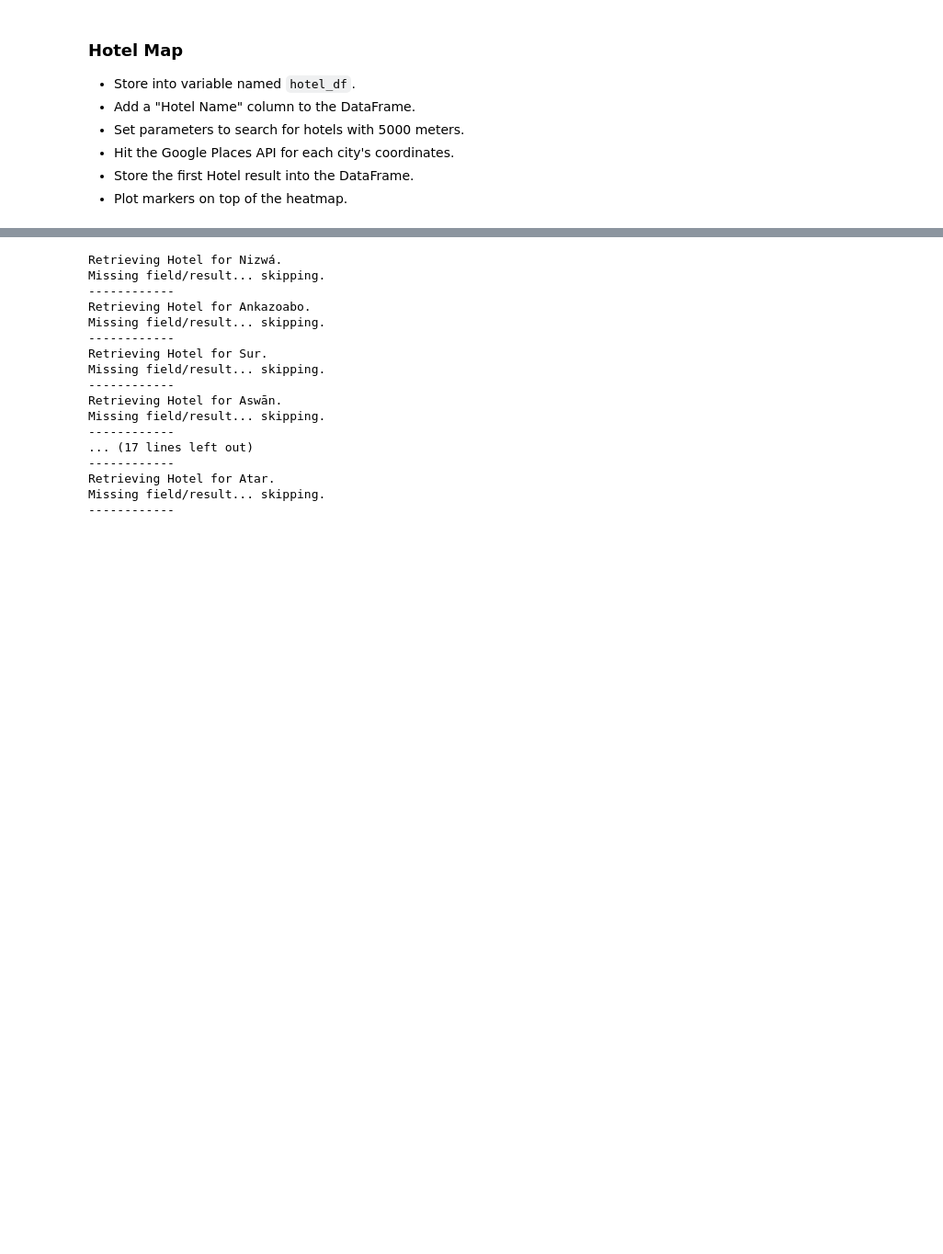
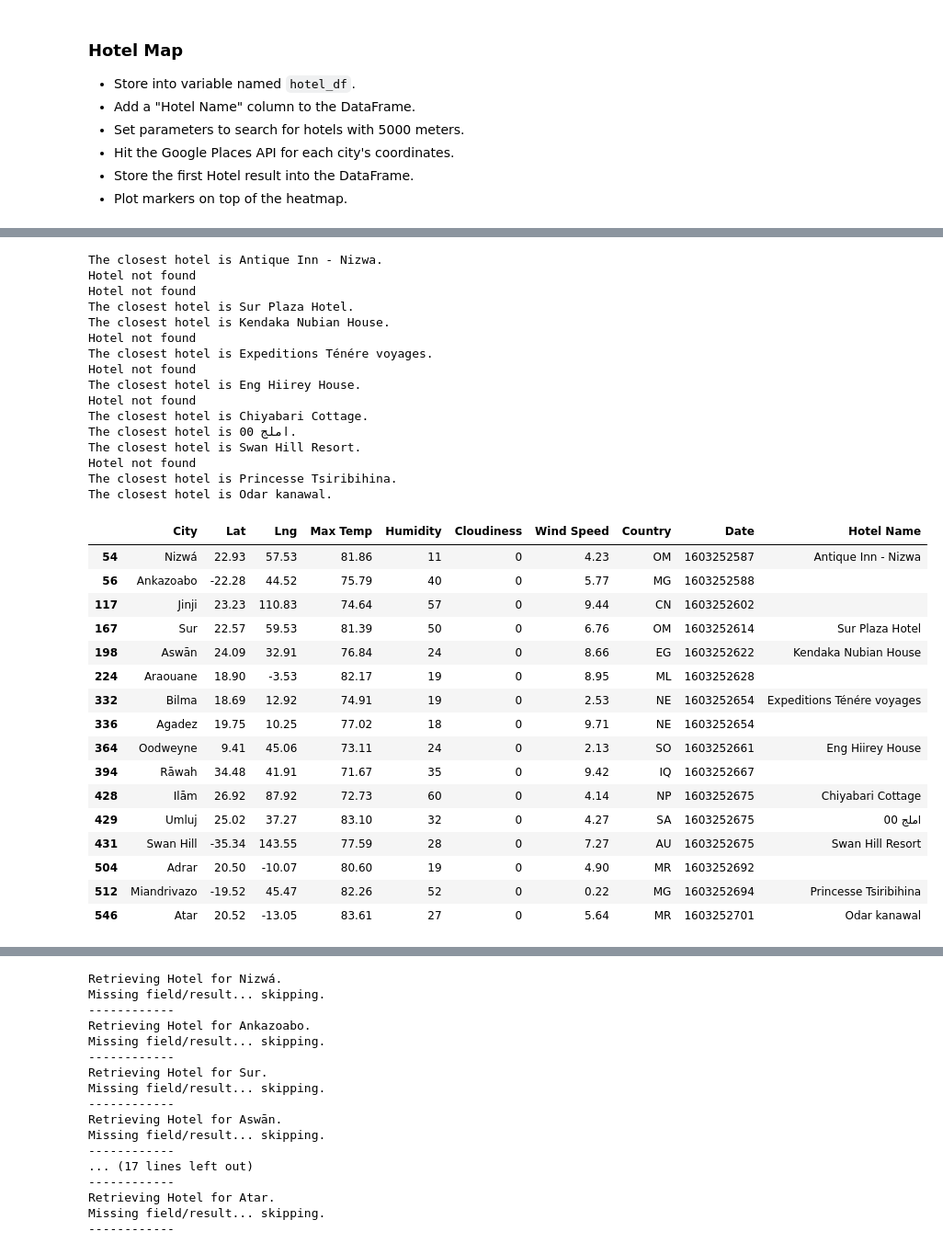
Before and after one commit to paulywog13/python-api-challenge, a Jupyter notebook: VacationPy/VacationPy.ipynb, the cells around one changed output, grey strips where cells are left out. Shown: that part at 92% size. Cells and saved outputs as stored; diff of their text form; code cells hidden in the pictures; blank space fills up the shorter version.

```diff
--- a/VacationPy/VacationPy.ipynb
+++ b/VacationPy/VacationPy.ipynb
@@ -97,3 +107,63 @@ hotel_df
 | 504 | Adrar | 20.50 | -10.07 | 80.60 | 19 | 0 | 4.90 | MR | 1603252692 |  |
 | 512 | Miandrivazo | -19.52 | 45.47 | 82.26 | 52 | 0 | 0.22 | MG | 1603252694 |  |
 | 546 | Atar | 20.52 | -13.05 | 83.61 | 27 | 0 | 5.64 | MR | 1603252701 |  |
+# %%
+params = {
+    "radius": 5000,
+    "key": g_key,
+    "keyword": "lodging",
+    "types": "lodging"
+}
+
+for index, row in hotel_df.iterrows():
+    lat= row["Lat"]
+    lng= row["Lng"]
+    params["location"]= f'{lat}, {lng}'
+    perfect_city = row['City']
+    params["vicinity"] = f'{perfect_city}'
+
+    base_url = "https://maps.googleapis.com/maps/api/place/nearbysearch/json"
+    #g_key = "AIzaSyCKu4rUXFRv21ML5to3hO7_Cld8XjBX1Rs"
+
+    results = requests.get(base_url, params=params).json()
+
+    try:
+        hotel_df.loc[index, 'Hotel Name'] = results['results'][0]['name']
+        print(f"The closest hotel is {results['results'][0]['name']}.")
+    except:
+        print('Hotel not found')
+hotel_df
+# %% [output]
+The closest hotel is Antique Inn - Nizwa.
+Hotel not found
+Hotel not found
+The closest hotel is Sur Plaza Hotel.
+The closest hotel is Kendaka Nubian House.
+Hotel not found
+The closest hotel is Expeditions Ténére voyages.
+Hotel not found
+The closest hotel is Eng Hiirey House.
+Hotel not found
+The closest hotel is Chiyabari Cottage.
+The closest hotel is املج 00.
+The closest hotel is Swan Hill Resort.
+Hotel not found
+The closest hotel is Princesse Tsiribihina.
+The closest hotel is Odar kanawal.
+|  | City | Lat | Lng | Max Temp | Humidity | Cloudiness | Wind Speed | Country | Date | Hotel Name |
+| 54 | Nizwá | 22.93 | 57.53 | 81.86 | 11 | 0 | 4.23 | OM | 1603252587 | Antique Inn - Nizwa |
+| 56 | Ankazoabo | -22.28 | 44.52 | 75.79 | 40 | 0 | 5.77 | MG | 1603252588 |  |
+| 117 | Jinji | 23.23 | 110.83 | 74.64 | 57 | 0 | 9.44 | CN | 1603252602 |  |
+| 167 | Sur | 22.57 | 59.53 | 81.39 | 50 | 0 | 6.76 | OM | 1603252614 | Sur Plaza Hotel |
+| 198 | Aswān | 24.09 | 32.91 | 76.84 | 24 | 0 | 8.66 | EG | 1603252622 | Kendaka Nubian House |
+| 224 | Araouane | 18.90 | -3.53 | 82.17 | 19 | 0 | 8.95 | ML | 1603252628 |  |
+| 332 | Bilma | 18.69 | 12.92 | 74.91 | 19 | 0 | 2.53 | NE | 1603252654 | Expeditions Ténére voyages |
+| 336 | Agadez | 19.75 | 10.25 | 77.02 | 18 | 0 | 9.71 | NE | 1603252654 |  |
+| 364 | Oodweyne | 9.41 | 45.06 | 73.11 | 24 | 0 | 2.13 | SO | 1603252661 | Eng Hiirey House |
+| 394 | Rāwah | 34.48 | 41.91 | 71.67 | 35 | 0 | 9.42 | IQ | 1603252667 |  |
+| 428 | Ilām | 26.92 | 87.92 | 72.73 | 60 | 0 | 4.14 | NP | 1603252675 | Chiyabari Cottage |
+| 429 | Umluj | 25.02 | 37.27 | 83.10 | 32 | 0 | 4.27 | SA | 1603252675 | املج 00 |
+| 431 | Swan Hill | -35.34 | 143.55 | 77.59 | 28 | 0 | 7.27 | AU | 1603252675 | Swan Hill Resort |
+| 504 | Adrar | 20.50 | -10.07 | 80.60 | 19 | 0 | 4.90 | MR | 1603252692 |  |
+| 512 | Miandrivazo | -19.52 | 45.47 | 82.26 | 52 | 0 | 0.22 | MG | 1603252694 | Princesse Tsiribihina |
+| 546 | Atar | 20.52 | -13.05 | 83.61 | 27 | 0 | 5.64 | MR | 1603252701 | Odar kanawal |
```
Also changed, not shown: parts of 7 cells of this notebook, 2 other files.
